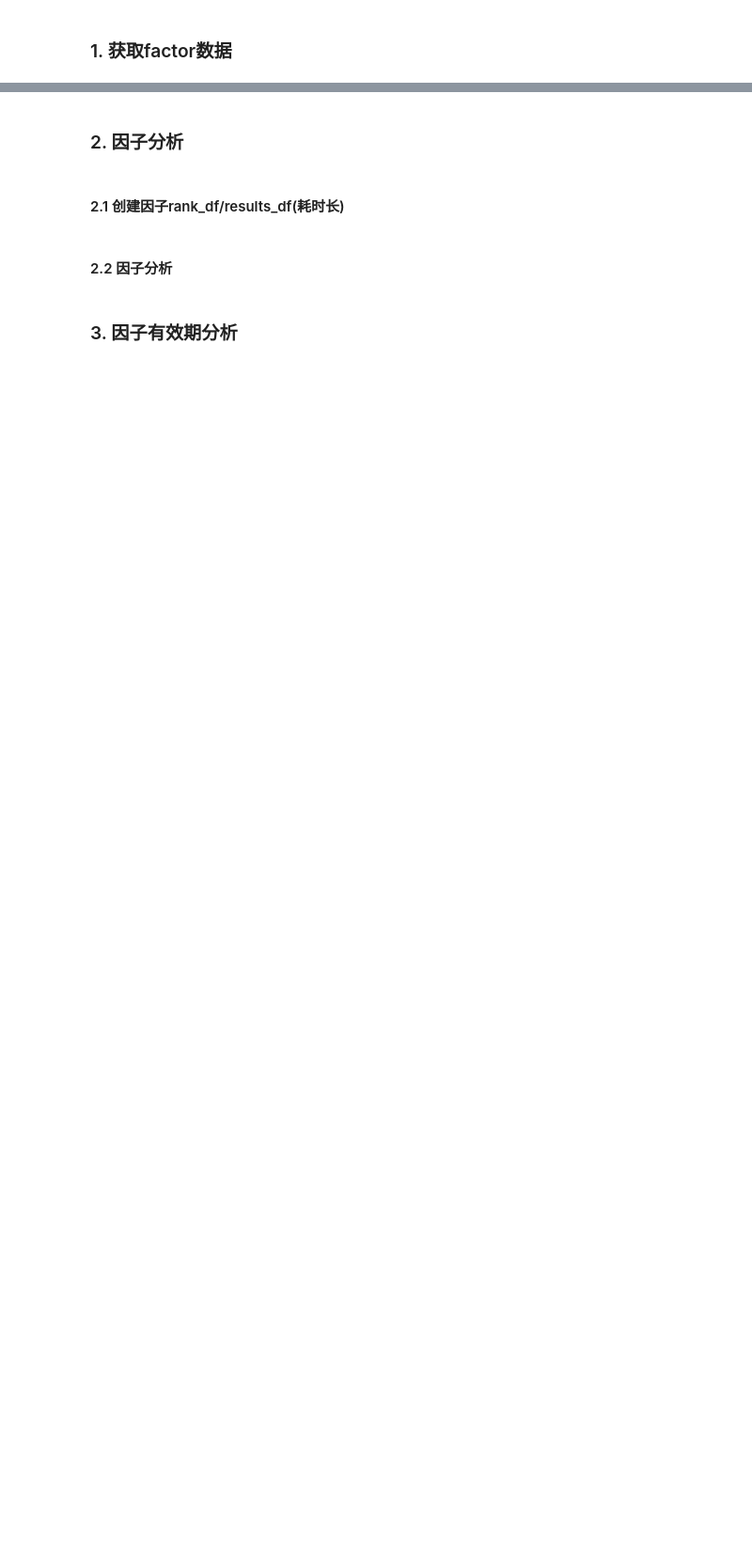
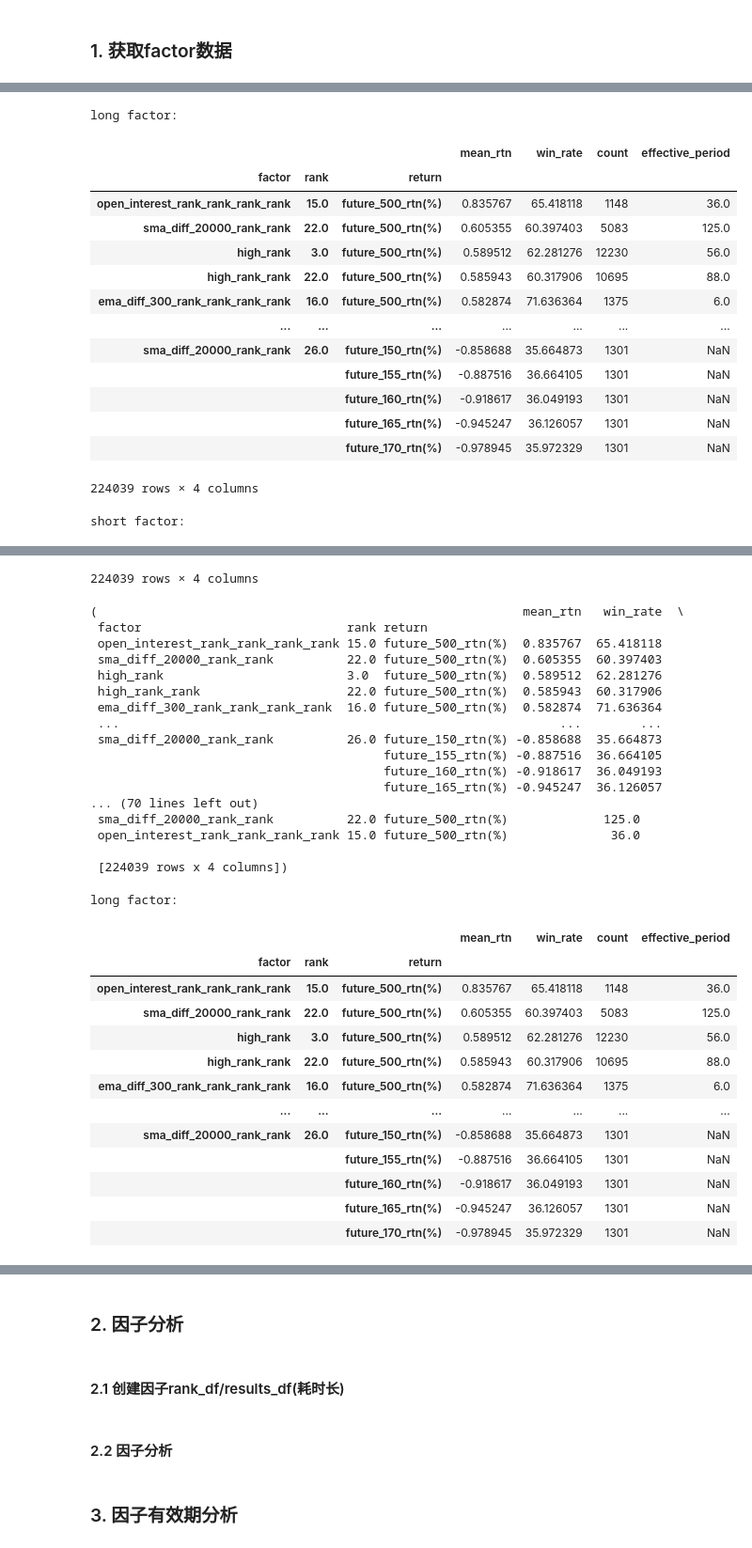
Before and after one commit to kylehakid/factor_analysis, a Jupyter notebook: test_factor.ipynb, the cells around one changed output, grey strips where cells are left out. Shown at 94% size. Drawn from its saved outputs; the diff is of its cells as text; code cells hidden in the pictures; blank space fills up the shorter version.

```diff
--- a/test_factor.ipynb
+++ b/test_factor.ipynb
@@ -146,0 +140,19 @@ Name: shift_200_rtn, Length: 721, dtype: float64
+# %%
+rfa.factors_select(window=1)
+# %% [output]
+long factor:
+|  |  |  | mean_rtn | win_rate | count | effective_period |
+| factor | rank | return |  |  |  |  |
+| open_interest_rank_rank_rank_rank | 15.0 | future_500_rtn(%) | 0.835767 | 65.418118 | 1148 | 36.0 |
+| sma_diff_20000_rank_rank | 22.0 | future_500_rtn(%) | 0.605355 | 60.397403 | 5083 | 125.0 |
+| high_rank | 3.0 | future_500_rtn(%) | 0.589512 | 62.281276 | 12230 | 56.0 |
+| high_rank_rank | 22.0 | future_500_rtn(%) | 0.585943 | 60.317906 | 10695 | 88.0 |
+| ema_diff_300_rank_rank_rank_rank | 16.0 | future_500_rtn(%) | 0.582874 | 71.636364 | 1375 | 6.0 |
+| ... | ... | ... | ... | ... | ... | ... |
+| sma_diff_20000_rank_rank | 26.0 | future_150_rtn(%) | -0.858688 | 35.664873 | 1301 | NaN |
+|  |  | future_155_rtn(%) | -0.887516 | 36.664105 | 1301 | NaN |
+|  |  | future_160_rtn(%) | -0.918617 | 36.049193 | 1301 | NaN |
+|  |  | future_165_rtn(%) | -0.945247 | 36.126057 | 1301 | NaN |
+|  |  | future_170_rtn(%) | -0.978945 | 35.972329 | 1301 | NaN |
+224039 rows × 4 columns
+short factor:
@@ -146,0 +172,32 @@ Name: shift_200_rtn, Length: 721, dtype: float64
+224039 rows × 4 columns
+(                                                          mean_rtn   win_rate  \
+ factor                            rank return
+ open_interest_rank_rank_rank_rank 15.0 future_500_rtn(%)  0.835767  65.418118
+ sma_diff_20000_rank_rank          22.0 future_500_rtn(%)  0.605355  60.397403
+ high_rank                         3.0  future_500_rtn(%)  0.589512  62.281276
+ high_rank_rank                    22.0 future_500_rtn(%)  0.585943  60.317906
+ ema_diff_300_rank_rank_rank_rank  16.0 future_500_rtn(%)  0.582874  71.636364
+ ...                                                            ...        ...
+ sma_diff_20000_rank_rank          26.0 future_150_rtn(%) -0.858688  35.664873
+                                        future_155_rtn(%) -0.887516  36.664105
+                                        future_160_rtn(%) -0.918617  36.049193
+                                        future_165_rtn(%) -0.945247  36.126057
+... (70 lines left out)
+ sma_diff_20000_rank_rank          22.0 future_500_rtn(%)             125.0
+ open_interest_rank_rank_rank_rank 15.0 future_500_rtn(%)              36.0
+
+ [224039 rows x 4 columns])
+long factor:
+|  |  |  | mean_rtn | win_rate | count | effective_period |
+| factor | rank | return |  |  |  |  |
+| open_interest_rank_rank_rank_rank | 15.0 | future_500_rtn(%) | 0.835767 | 65.418118 | 1148 | 36.0 |
+| sma_diff_20000_rank_rank | 22.0 | future_500_rtn(%) | 0.605355 | 60.397403 | 5083 | 125.0 |
+| high_rank | 3.0 | future_500_rtn(%) | 0.589512 | 62.281276 | 12230 | 56.0 |
+| high_rank_rank | 22.0 | future_500_rtn(%) | 0.585943 | 60.317906 | 10695 | 88.0 |
+| ema_diff_300_rank_rank_rank_rank | 16.0 | future_500_rtn(%) | 0.582874 | 71.636364 | 1375 | 6.0 |
+| ... | ... | ... | ... | ... | ... | ... |
+| sma_diff_20000_rank_rank | 26.0 | future_150_rtn(%) | -0.858688 | 35.664873 | 1301 | NaN |
+|  |  | future_155_rtn(%) | -0.887516 | 36.664105 | 1301 | NaN |
+|  |  | future_160_rtn(%) | -0.918617 | 36.049193 | 1301 | NaN |
+|  |  | future_165_rtn(%) | -0.945247 | 36.126057 | 1301 | NaN |
+|  |  | future_170_rtn(%) | -0.978945 | 35.972329 | 1301 | NaN |
```
Also changed, not shown: parts of 14 cells of this notebook, 3 other files.
